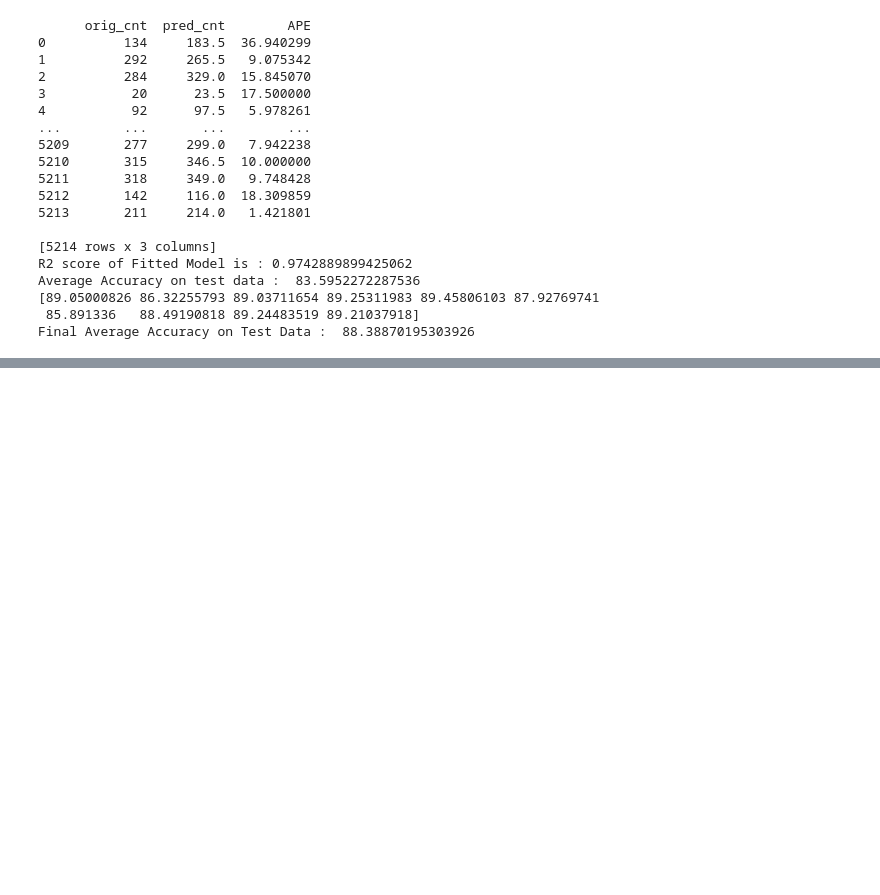
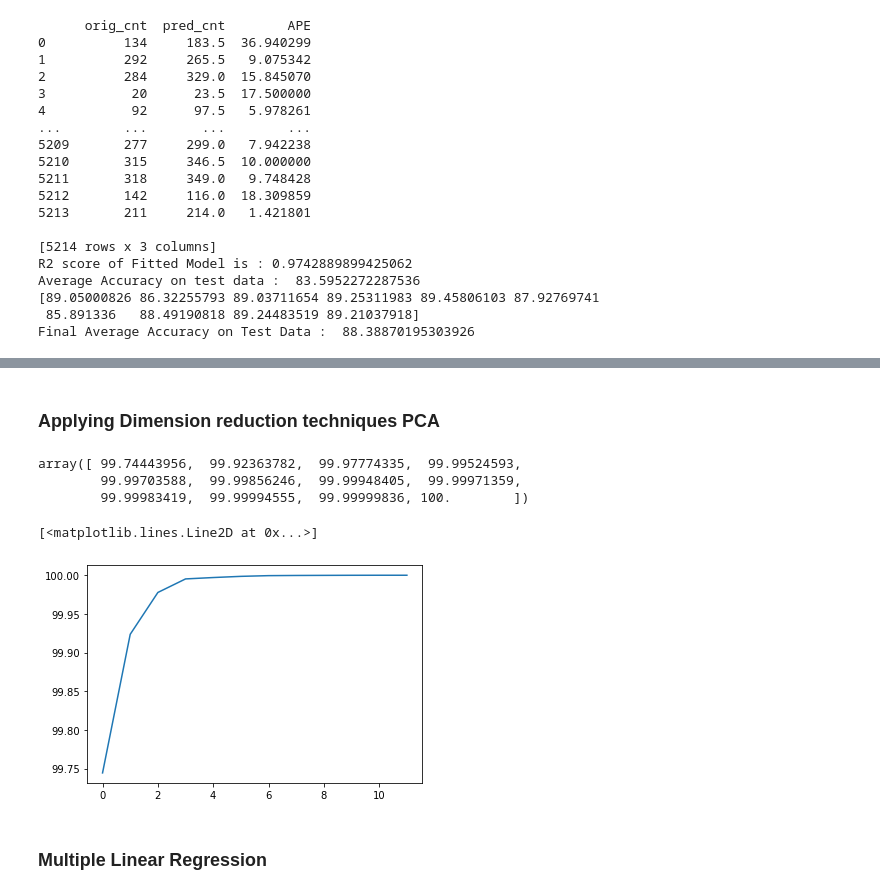
Before and after one commit to Mchilamwar/Regression_Analysis_Cases, a Jupyter notebook: Bike_Rent_Demand_Prediction/BikeRentDemandPredict.ipynb, the cells around one changed output, grey strips where cells are left out. Saved outputs shown, nothing was run; the diff lists cells and outputs as text; code cells hidden in the pictures; blank space fills up the shorter version.

```diff
--- a/Bike_Rent_Demand_Prediction/BikeRentDemandPredict.ipynb
+++ b/Bike_Rent_Demand_Prediction/BikeRentDemandPredict.ipynb
@@ -5,7 +5,7 @@ warnings.filterwarnings('ignore')
 import pandas as pd
 import numpy as np
 import matplotlib.pyplot as plt
-BikeRent=pd.read_csv("C:\\Users\\mchil\\Downloads\\Python batch\\Python Pred Modeling All notebooks + Datasets\\Python Datasets\\Regression Datasets\\BikeRentData.csv")
+BikeRent=pd.read_csv("BikeRentData.csv")
 BikeRent.head()
 # %% [output]
 |  | Unnamed: 0 | season | yr | mnth | hr | holiday | weekday | workingday | weathersit | temp | ... |
@@ -634,0 +621,21 @@ Final Average Accuracy on Test Data :  88.38870195303926
+# %% [markdown]
+### Applying Dimension reduction techniques PCA
+# %%
+from sklearn.decomposition import PCA
+
+pca=PCA(n_components=BikeRent.shape[1]-1)
+
+pca.fit_transform(BikeRent.drop('cnt',axis=1).values)
+explained_variance=pca.explained_variance_ratio_
+
+explained_variance=np.cumsum(explained_variance)*100
+explained_variance
+# %% [output]
+array([ 99.74443956,  99.92363782,  99.97774335,  99.99524593,
+        99.99703588,  99.99856246,  99.99948405,  99.99971359,
+        99.99983419,  99.99994555,  99.99999836, 100.        ])
+# %%
+plt.plot(explained_variance)
+# %% [output]
+[<matplotlib.lines.Line2D at 0x...>]
+[figure, added]
@@ -634,0 +658,2 @@ Final Average Accuracy on Test Data :  88.38870195303926
+# %% [markdown]
+### Multiple Linear Regression
```
Also changed, not shown: parts of 15 cells of this notebook, 4 other files.
